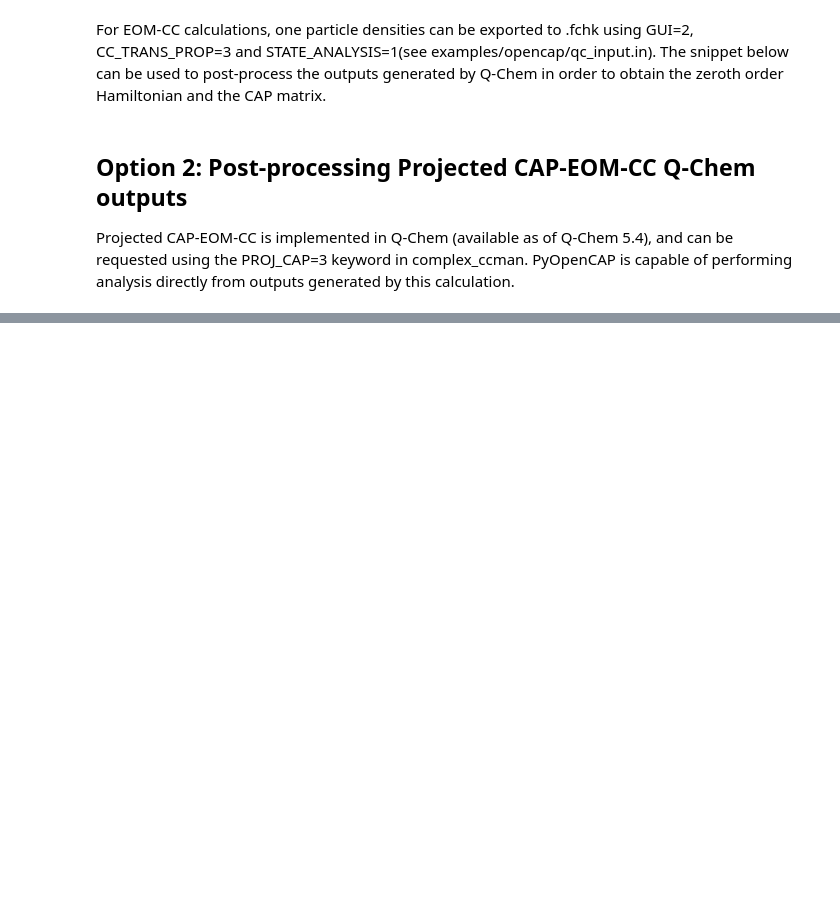
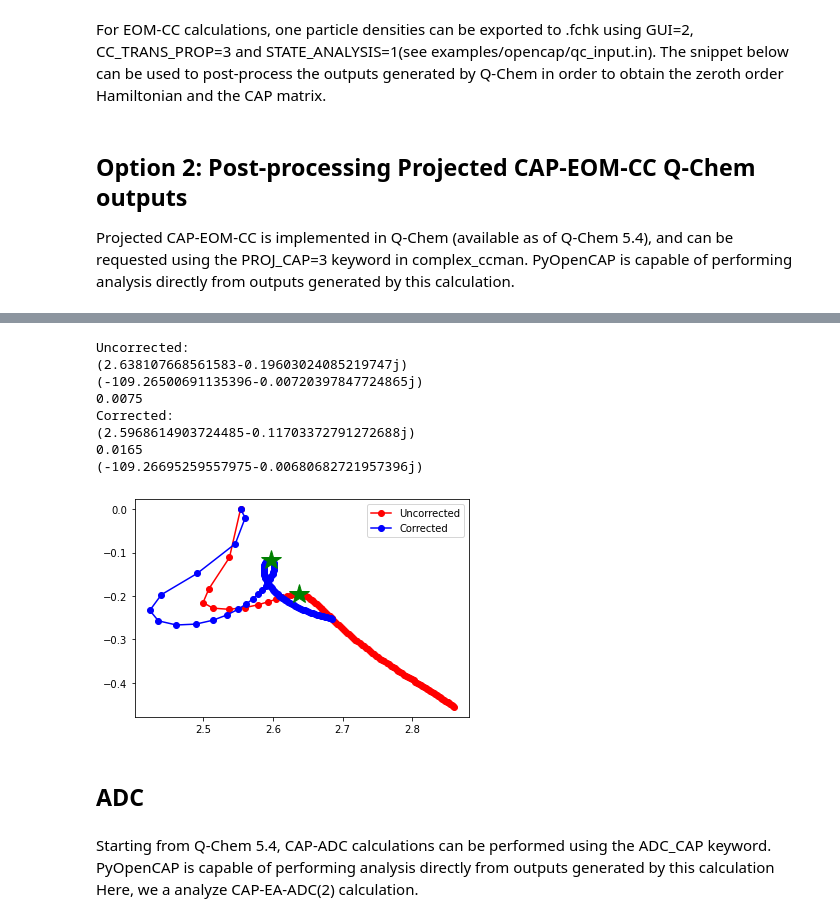
Before and after one commit to gayverjr/opencap, a Jupyter notebook: examples/analysis/N2/QChemTutorial.ipynb, the cells around one changed output, grey strips where cells are left out. Drawn from its saved outputs; the diff is of its cells as text; code cells hidden in the pictures; blank space fills up the shorter version.

```diff
--- a/examples/analysis/N2/QChemTutorial.ipynb
+++ b/examples/analysis/N2/QChemTutorial.ipynb
@@ -51,0 +72,35 @@ CAPH = CAPHamiltonian(opencap_output="ref_outputs/n2_opencap.out")
+# %%
+# Find optimal value of eta
+uc_energy, eta_opt = traj.find_eta_opt(start_idx=10,ref_energy=ref_energy,units="eV")
+# start_idx and end_idx for search use python slice notation (i.e. [start_idx:end_idx]).
+corr_energy, corr_eta_opt = traj.find_eta_opt(corrected=True,start_idx=10,end_idx=-1,ref_energy=ref_energy,units="eV")
+uc_energy_au = traj.get_energy(eta_opt,units="au")
+corr_energy_au = traj.get_energy(eta_opt,units="au",corrected=True)
+print("Uncorrected:")
+print(uc_energy)
+print(uc_energy_au)
+print(eta_opt)
+print("Corrected:")
+print(corr_energy)
+print(corr_eta_opt)
+print(corr_energy_au)
+plt.plot(np.real(uc_energies),np.imag(uc_energies),'-ro',label="Uncorrected")
+plt.plot(np.real(corr_energies),np.imag(corr_energies),'-bo',label="Corrected")
+plt.plot(np.real(uc_energy),np.imag(uc_energy),'g*',markersize=20)
+plt.plot(np.real(corr_energy),np.imag(corr_energy),'g*',markersize=20)
+plt.legend()
+plt.show()
+# %% [output]
+Uncorrected:
+(2.638107668561583-0.19603024085219747j)
+(-109.26500691135396-0.00720397847724865j)
+0.0075
+Corrected:
+(2.5968614903724485-0.11703372791272688j)
+0.0165
+(-109.26695259557975-0.00680682721957396j)
+[figure, added]
+# %% [markdown]
+## ADC
+# %% [markdown]
+Starting from Q-Chem 5.4, CAP-ADC calculations can be performed using the ADC_CAP keyword. PyOpenCAP is capable of performing analysis directly from outputs generated by this calculation Here, we a analyze CAP-EA-ADC(2) calculation.
```
Also changed, not shown: parts of 15 cells of this notebook, 7 other files.
